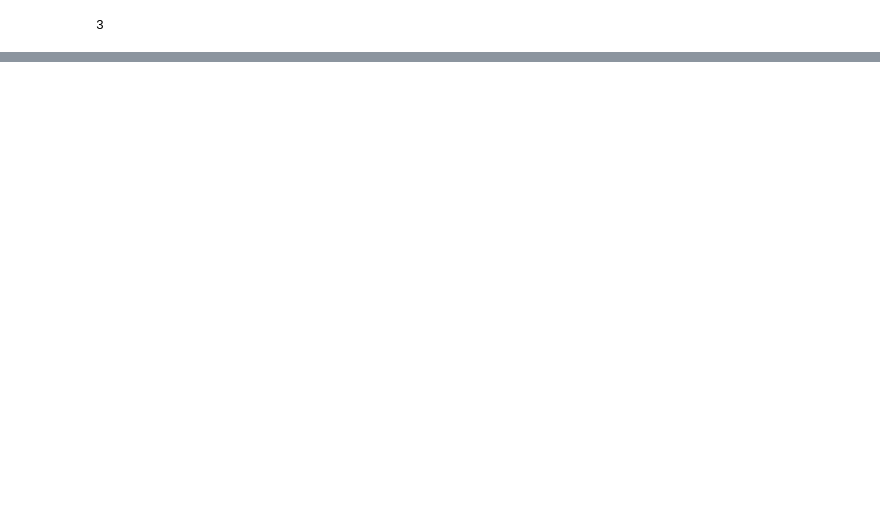
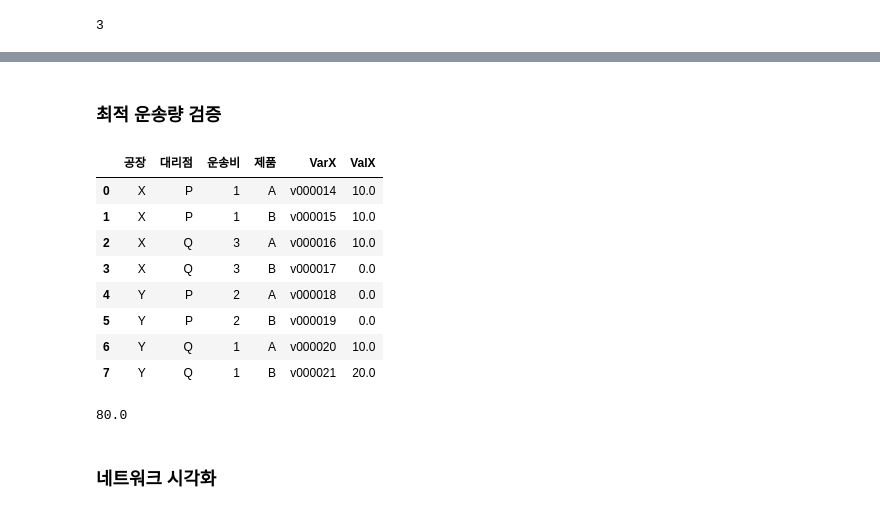
Before and after one commit to kkjjiinn/Python-Practice-100-for-Business-, a Jupyter notebook: 07.ipynb, the cells around one changed output, grey strips where cells are left out. Saved outputs shown, nothing was run; the diff lists cells and outputs as text; code cells hidden in the pictures; blank space fills up the shorter version.

```diff
--- a/07.ipynb
+++ b/07.ipynb
@@ -322,0 +409,27 @@ print(len(df_material.columns))
+# %% [markdown]
+### 최적 운송량 검증
+# %%
+# 데이터 프레임 재구성 (tc2 데이터)
+tc2 = trans_cost2[['공장', '대리점', '운송비', '제품', 'VarX','ValX']]
+tc2
+# %% [output]
+|  | 공장 | 대리점 | 운송비 | 제품 | VarX | ValX |
+| 0 | X | P | 1 | A | v000014 | 10.0 |
+| 1 | X | P | 1 | B | v000015 | 10.0 |
+| 2 | X | Q | 3 | A | v000016 | 10.0 |
+| 3 | X | Q | 3 | B | v000017 | 0.0 |
+| 4 | Y | P | 2 | A | v000018 | 0.0 |
+| 5 | Y | P | 2 | B | v000019 | 0.0 |
+| 6 | Y | Q | 1 | A | v000020 | 10.0 |
+| 7 | Y | Q | 1 | B | v000021 | 20.0 |
+# %%
+# 최적의 운송량(valX)일 때의 총 운송비용 -> ValX와 운송비 곱
+trans_cost = 0
+for i in range(len(tc2.index)):
+    trans_cost += tc2['운송비'].iloc[i]*tc2['ValX'].iloc[i]
+
+print(trans_cost)
+# %% [output]
+80.0
+# %% [markdown]
+### 네트워크 시각화
```
Also changed, not shown: parts of 13 cells of this notebook, 4 other files.
